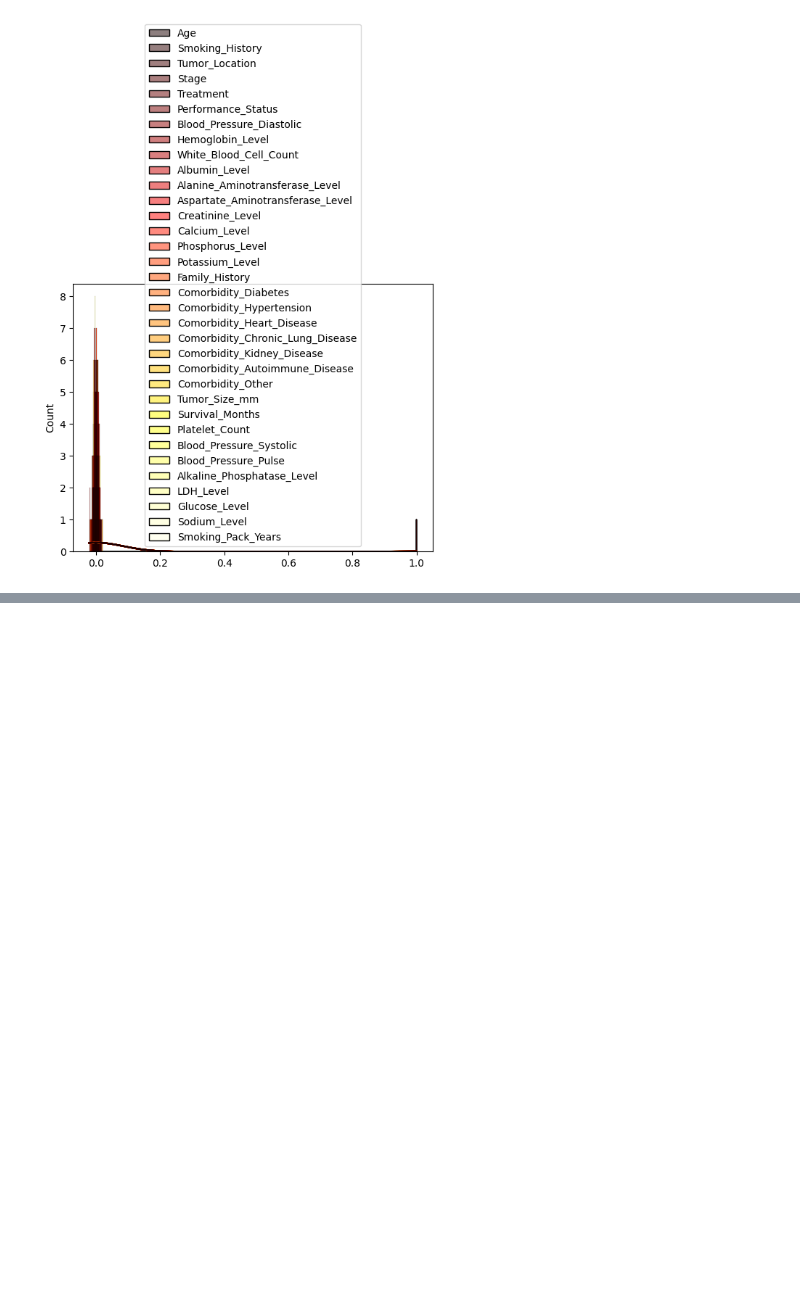
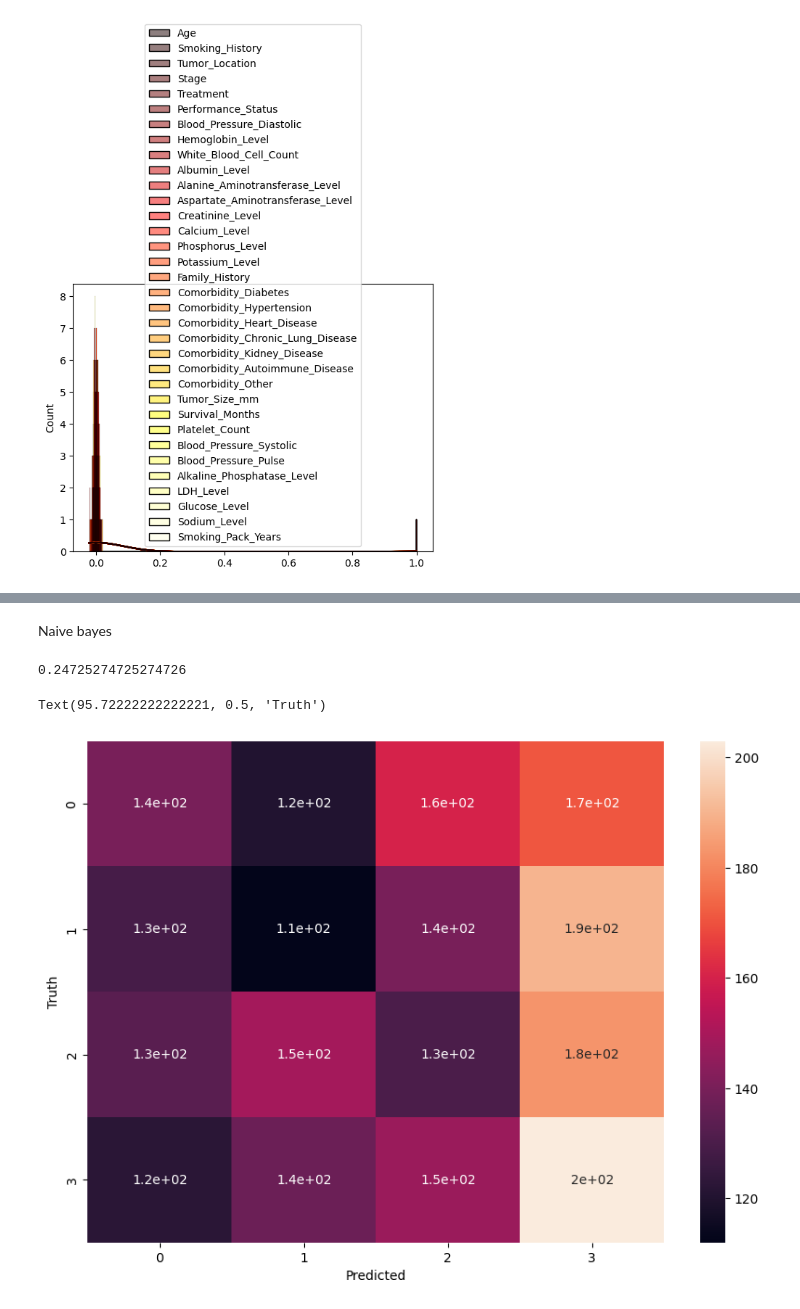
Before and after one commit to ChiefBibek/Lung-Cancer-Prediction, a Jupyter notebook: lung_cancer_prediction.ipynb, the cells around one changed output, grey strips where cells are left out. Cells and saved outputs as stored; diff of their text form; code cells hidden in the pictures; blank space fills up the shorter version.

```diff
--- a/lung_cancer_prediction.ipynb
+++ b/lung_cancer_prediction.ipynb
@@ -386,0 +388,20 @@ model.score(X_test, y_test)
+# %% [markdown]
+Naive bayes
+# %%
+gmodel = GaussianNB()
+gmodel.fit(X_train, y_train)
+# Make predictions
+y_pred = gmodel.predict(X_test)
+gmodel.score(X_test, y_test)
+# %% [output]
+0.24725274725274726
+# %%
+gcm = confusion_matrix(y_test, y_pred)
+gcm = confusion_matrix(y_test, y_pred)
+plt.figure(figsize=(10,7))
+sns.heatmap(gcm, annot=True)
+plt.xlabel('Predicted')
+plt.ylabel('Truth')
+# %% [output]
+Text(95.72222222222221, 0.5, 'Truth')
+[figure, added]
```
Also changed, not shown: parts of 26 cells of this notebook.
